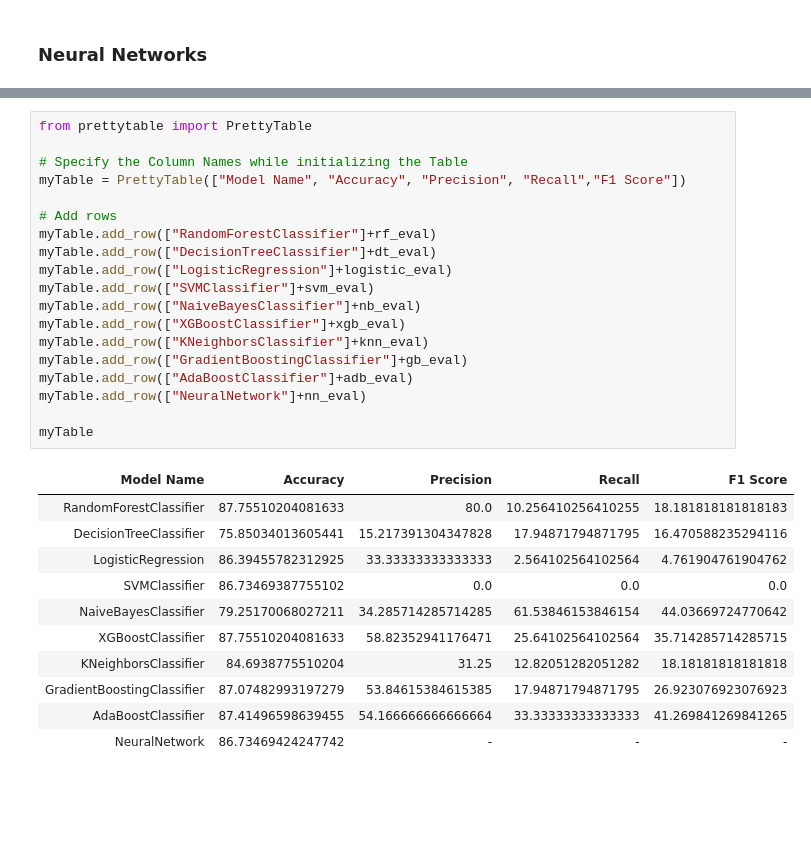
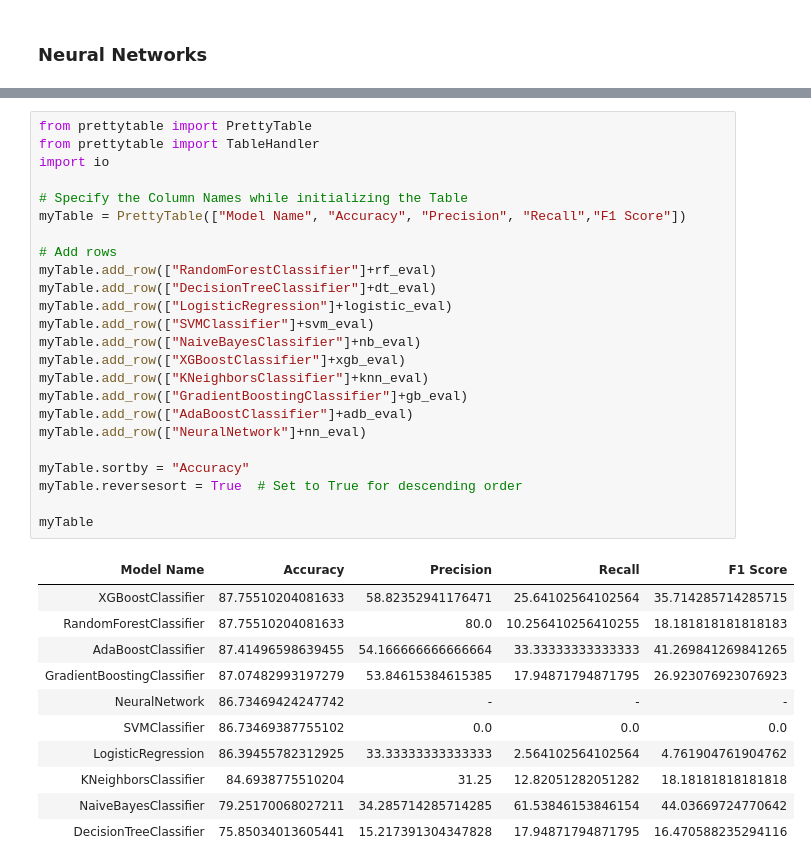
Before and after one commit to Ayushverma135/Heliverse-AI-internship-Assessment-Predicting-Employee-Attrition, a Jupyter notebook: Ibm_employee_attrition.ipynb, the cells around one changed output, grey strips where cells are left out. Saved outputs shown, nothing was run; the diff lists cells and outputs as text; blank space fills up the shorter version.

```diff
--- a/Ibm_employee_attrition.ipynb
+++ b/Ibm_employee_attrition.ipynb
@@ -438,31 +444,36 @@ Test Loss: 0.40295150876045227, Test Accuracy: 0.8673469424247742
 # %%
 from prettytable import PrettyTable
+from prettytable import TableHandler
+import io
 
 # Specify the Column Names while initializing the Table
 myTable = PrettyTable(["Model Name", "Accuracy", "Precision", "Recall","F1 Score"])
 
 # Add rows
 myTable.add_row(["RandomForestClassifier"]+rf_eval)
 myTable.add_row(["DecisionTreeClassifier"]+dt_eval)
 myTable.add_row(["LogisticRegression"]+logistic_eval)
 myTable.add_row(["SVMClassifier"]+svm_eval)
 myTable.add_row(["NaiveBayesClassifier"]+nb_eval)
 myTable.add_row(["XGBoostClassifier"]+xgb_eval)
 myTable.add_row(["KNeighborsClassifier"]+knn_eval)
 myTable.add_row(["GradientBoostingClassifier"]+gb_eval)
 myTable.add_row(["AdaBoostClassifier"]+adb_eval)
 myTable.add_row(["NeuralNetwork"]+nn_eval)
 
+myTable.sortby = "Accuracy"
+myTable.reversesort = True  # Set to True for descending order
+
 myTable
 # %% [output]
 | Model Name | Accuracy | Precision | Recall | F1 Score |
+| XGBoostClassifier | 87.75510204081633 | 58.82352941176471 | 25.64102564102564 | 35.714285714285715 |
 | RandomForestClassifier | 87.75510204081633 | 80.0 | 10.256410256410255 | 18.181818181818183 |
+| AdaBoostClassifier | 87.41496598639455 | 54.166666666666664 | 33.33333333333333 | 41.269841269841265 |
+| GradientBoostingClassifier | 87.07482993197279 | 53.84615384615385 | 17.94871794871795 | 26.923076923076923 |
+| NeuralNetwork | 86.73469424247742 | - | - | - |
+| SVMClassifier | 86.73469387755102 | 0.0 | 0.0 | 0.0 |
+| LogisticRegression | 86.39455782312925 | 33.33333333333333 | 2.564102564102564 | 4.761904761904762 |
+| KNeighborsClassifier | 84.6938775510204 | 31.25 | 12.82051282051282 | 18.18181818181818 |
+| NaiveBayesClassifier | 79.25170068027211 | 34.285714285714285 | 61.53846153846154 | 44.03669724770642 |
 | DecisionTreeClassifier | 75.85034013605441 | 15.217391304347828 | 17.94871794871795 | 16.470588235294116 |
-| LogisticRegression | 86.39455782312925 | 33.33333333333333 | 2.564102564102564 | 4.761904761904762 |
-| SVMClassifier | 86.73469387755102 | 0.0 | 0.0 | 0.0 |
-| NaiveBayesClassifier | 79.25170068027211 | 34.285714285714285 | 61.53846153846154 | 44.03669724770642 |
-| XGBoostClassifier | 87.75510204081633 | 58.82352941176471 | 25.64102564102564 | 35.714285714285715 |
-| KNeighborsClassifier | 84.6938775510204 | 31.25 | 12.82051282051282 | 18.18181818181818 |
-| GradientBoostingClassifier | 87.07482993197279 | 53.84615384615385 | 17.94871794871795 | 26.923076923076923 |
-| AdaBoostClassifier | 87.41496598639455 | 54.166666666666664 | 33.33333333333333 | 41.269841269841265 |
-| NeuralNetwork | 86.73469424247742 | - | - | - |
```
Also changed, not shown: parts of 2 cells of this notebook, 1 other file.
